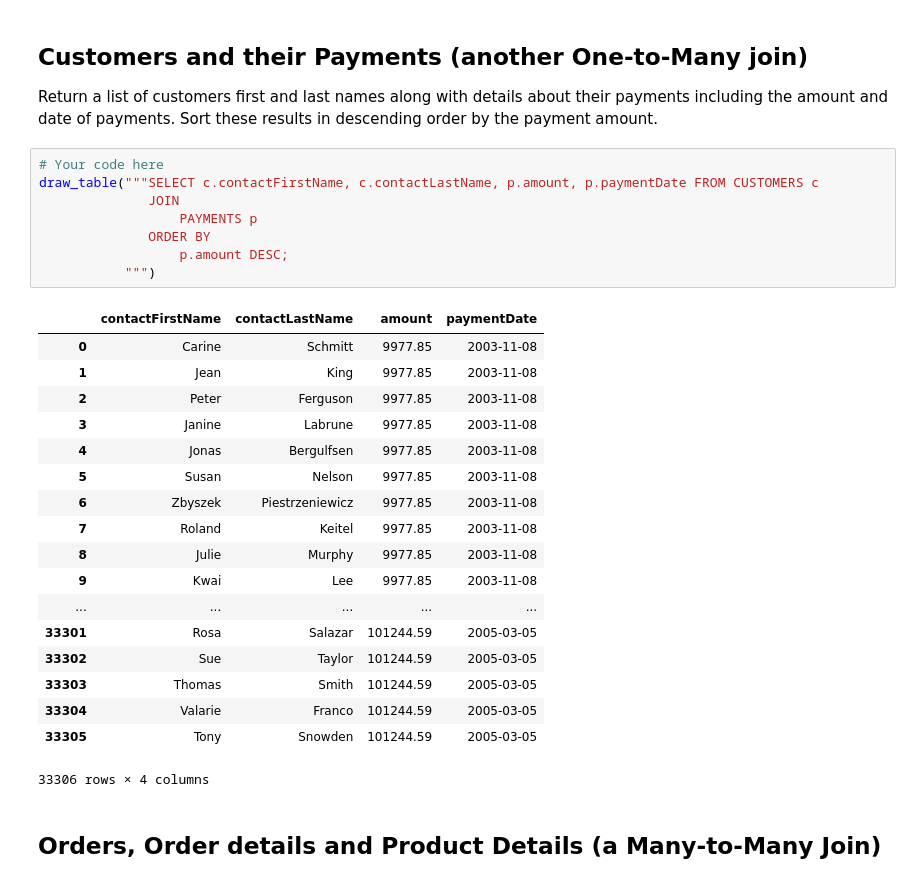
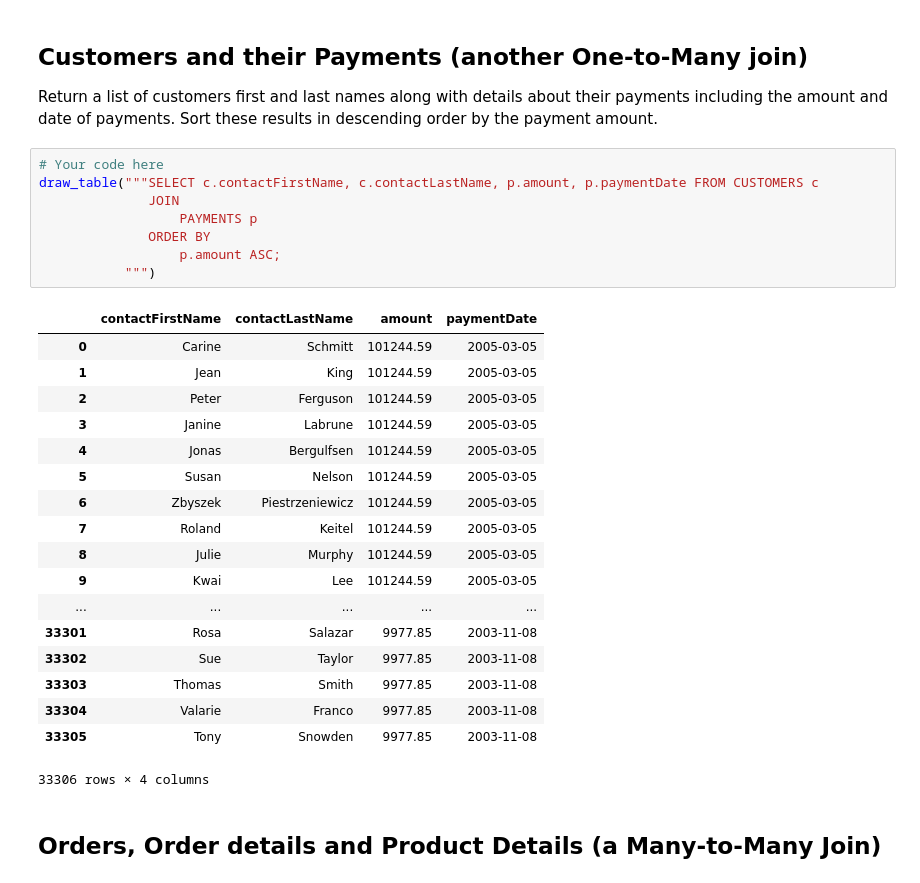
Before and after one commit to Yee-Brian14/dsc-one-to-many-and-many-to-many-joins-lab-nyc-ds-071519, a Jupyter notebook: index.ipynb, the cells around one changed output. Drawn from its saved outputs; the diff is of its cells as text.

```diff
--- a/index.ipynb
+++ b/index.ipynb
@@ -97,29 +97,29 @@ Return a list of customers first and last names along with details about their p
 # %%
 # Your code here
 draw_table("""SELECT c.contactFirstName, c.contactLastName, p.amount, p.paymentDate FROM CUSTOMERS c
               JOIN
                   PAYMENTS p
               ORDER BY
-                  p.amount DESC;
+                  p.amount ASC;
            """)
 # %% [output]
 |  | contactFirstName | contactLastName | amount | paymentDate |
-| 0 | Carine | Schmitt | 9977.85 | 2003-11-08 |
-| 1 | Jean | King | 9977.85 | 2003-11-08 |
-| 2 | Peter | Ferguson | 9977.85 | 2003-11-08 |
-| 3 | Janine | Labrune | 9977.85 | 2003-11-08 |
-| 4 | Jonas | Bergulfsen | 9977.85 | 2003-11-08 |
-| 5 | Susan | Nelson | 9977.85 | 2003-11-08 |
-| 6 | Zbyszek | Piestrzeniewicz | 9977.85 | 2003-11-08 |
-| 7 | Roland | Keitel | 9977.85 | 2003-11-08 |
-| 8 | Julie | Murphy | 9977.85 | 2003-11-08 |
-| 9 | Kwai | Lee | 9977.85 | 2003-11-08 |
+| 0 | Carine | Schmitt | 101244.59 | 2005-03-05 |
+| 1 | Jean | King | 101244.59 | 2005-03-05 |
+| 2 | Peter | Ferguson | 101244.59 | 2005-03-05 |
+| 3 | Janine | Labrune | 101244.59 | 2005-03-05 |
+| 4 | Jonas | Bergulfsen | 101244.59 | 2005-03-05 |
+| 5 | Susan | Nelson | 101244.59 | 2005-03-05 |
+| 6 | Zbyszek | Piestrzeniewicz | 101244.59 | 2005-03-05 |
+| 7 | Roland | Keitel | 101244.59 | 2005-03-05 |
+| 8 | Julie | Murphy | 101244.59 | 2005-03-05 |
+| 9 | Kwai | Lee | 101244.59 | 2005-03-05 |
 | ... | ... | ... | ... | ... |
-| 33301 | Rosa | Salazar | 101244.59 | 2005-03-05 |
-| 33302 | Sue | Taylor | 101244.59 | 2005-03-05 |
-| 33303 | Thomas | Smith | 101244.59 | 2005-03-05 |
-| 33304 | Valarie | Franco | 101244.59 | 2005-03-05 |
-| 33305 | Tony | Snowden | 101244.59 | 2005-03-05 |
+| 33301 | Rosa | Salazar | 9977.85 | 2003-11-08 |
+| 33302 | Sue | Taylor | 9977.85 | 2003-11-08 |
+| 33303 | Thomas | Smith | 9977.85 | 2003-11-08 |
+| 33304 | Valarie | Franco | 9977.85 | 2003-11-08 |
+| 33305 | Tony | Snowden | 9977.85 | 2003-11-08 |
 33306 rows × 4 columns
 # %% [markdown]
 ## Orders, Order details and Product Details (a Many-to-Many Join)
```
